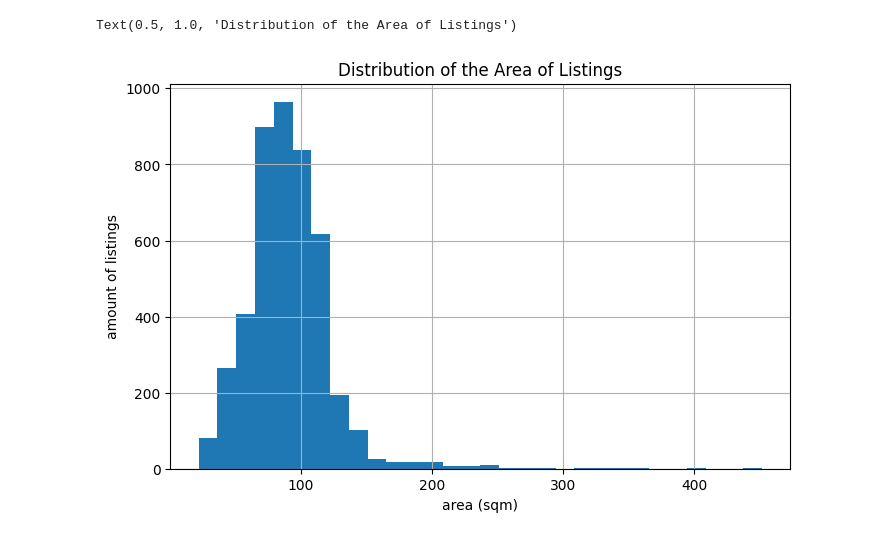
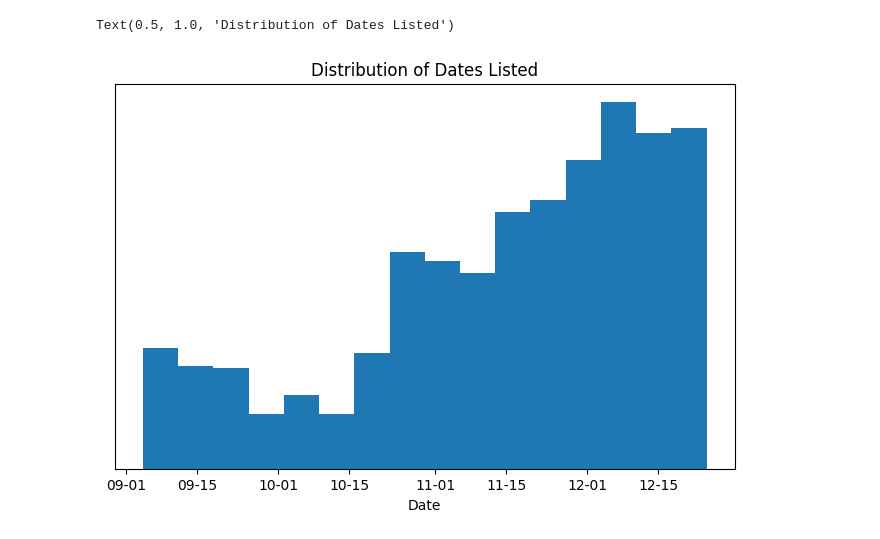
Before and after one commit to dan8901/yad2-analysis, a Jupyter notebook: real_estate_listings_analysis.ipynb, the cells around one changed output. Drawn from its saved outputs; the diff is of its cells as text; code cells hidden in the pictures.

```diff
--- a/real_estate_listings_analysis.ipynb
+++ b/real_estate_listings_analysis.ipynb
@@ -5,30 +22,17 @@ all_listings = json.loads(pathlib.Path('./all_listings.json').read_text())
 # %%
-import pandas as pd
-import matplotlib.pyplot as plt
-df = pd.DataFrame(all_listings)
-#format table
-df.date_listed = pd.to_datetime(df.date_listed)
-CITY_TRANSLATIONS = {'קרית אונו': 'Kiryat Ono', 'חולון': 'Holon', 'תל אביב יפו': 'Tel Aviv Yafo', 'פתח תקווה': 'Petah Tikva',
-                    'רמת גן': 'Ramat Gan', 'בת ים': 'Bat Yam', 'ראשון לציון': 'Rishon LeTsiyon', 'לוד': 'Lod', 'רמלה': 'Ramle',
-                    'בני ברק': 'Bnei Brak', 'ראש העין': 'Rosh HaAyin', 'מודיעין מכבים רעות': 'Modiin Maccabim Reut',
-                    'גבעתיים': 'Givataim', 'אור יהודה': 'Or Yehuda', 'באר יעקב': 'Be\'er Ya\'akov', 'אלעד': 'Elad',
-                    'יהוד מונוסון': 'Yehud Monosson', 'גבעת שמואל': 'Giv\'at Shmuel', 'גני תקווה': 'Ganei Tikva',
-                    'אזור': 'Azor', 'בית דגן': 'Beit Dagan', 'שוהם': 'Shoham', 'הרצליה': 'Herzliya', 'הוד השרון': 'Hod HaSharon',
-                    'נתניה': 'Netanya', 'כפר סבא': 'Kfar Saba', 'רעננה': 'Ra\'anana', 'כפר יונה': 'Kfar Yona',
-                    'צור יצחק': 'Tsur Itshak', 'תל מונד': 'Tel Mond', 'קדימה צורן': 'Kadima Tsoran',
-                    'רמת השרון': 'Ramat HaSharon', 'טייבה': 'Taibe', 'צור משה': 'Tsur Moshe'}
 CITIES_BLACKLIST = {'Ramle', 'Lod', 'Elad', 'Netanya'}
 # CITIES_BLACKLIST = {}
 MIN_AMOUNT_OF_LISTINGS_IN_CITY = 9
 
-df.city = [CITY_TRANSLATIONS[city] for city in df.city]
 # drop erroneos extreme rows to clean data set
 df = df[(df.area < df.area.mean() * 5) & (df.area > df.area.mean() / 5)]
 df = df[df.date_listed > (pd.Timestamp.today() - pd.Timedelta(16, unit='W'))]
 listing_count_by_city = df.city.value_counts()
 # print(listing_count_by_city)
-cities_to_ignore = CITIES_BLACKLIST | set(listing_count_by_city.loc[
-    lambda amount_of_listings: amount_of_listings < MIN_AMOUNT_OF_LISTINGS_IN_CITY].index)
+cities_to_ignore = CITIES_BLACKLIST | \
+    set(listing_count_by_city.loc[lambda listing_count: listing_count < MIN_AMOUNT_OF_LISTINGS_IN_CITY].index)
 df = df[~df.city.isin(cities_to_ignore)]
+df = df.reset_index(drop=True)
+display(df)
 df.describe()
 # %% [output]
@@ -44,8 +78,11 @@ df.describe()
 # %%
-plot = df.area.hist(bins=30, figsize=(8, 5))
-plot.set_xlabel('area (sqm)')
-plot.set_ylabel('amount of listings')
-plot.set_title('Distribution of the Area of Listings')
+import matplotlib
+
+plot = df.date_listed.hist(bins=16, figsize=(8, 5), grid=False)
+plot.get_yaxis().set_visible(False)
+plot.set_xlabel('Date')
+plot.get_xaxis().set_major_formatter(matplotlib.dates.DateFormatter('%m-%d'))
+plot.set_title('Distribution of Dates Listed')
 # %% [output]
-Text(0.5, 1.0, 'Distribution of the Area of Listings')
+Text(0.5, 1.0, 'Distribution of Dates Listed')
-[figure, old version]
+[figure, new version]
```
Also changed, not shown: parts of 13 cells of this notebook, 2 other files.
